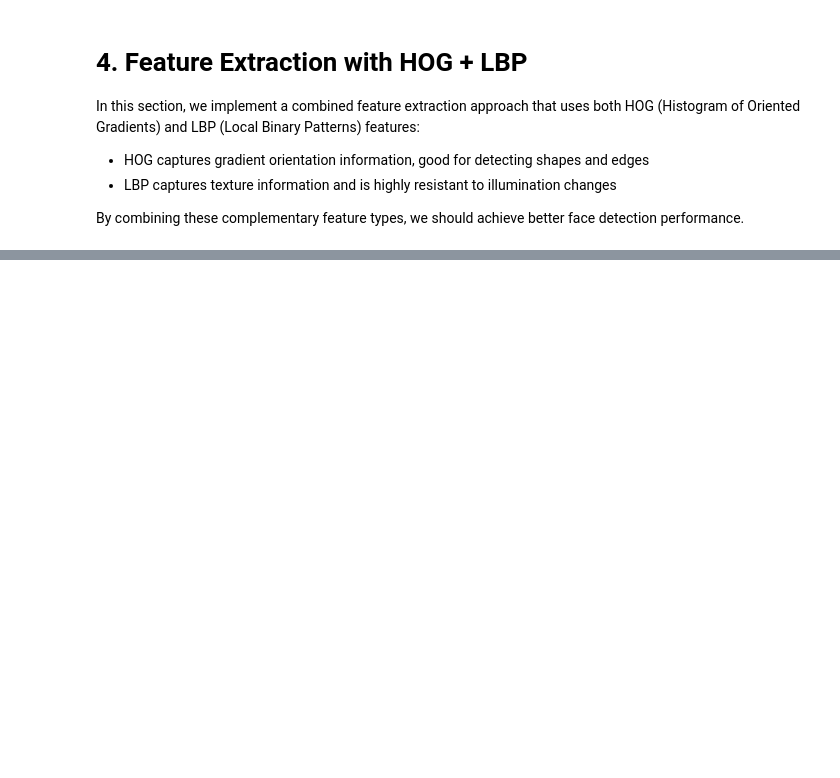
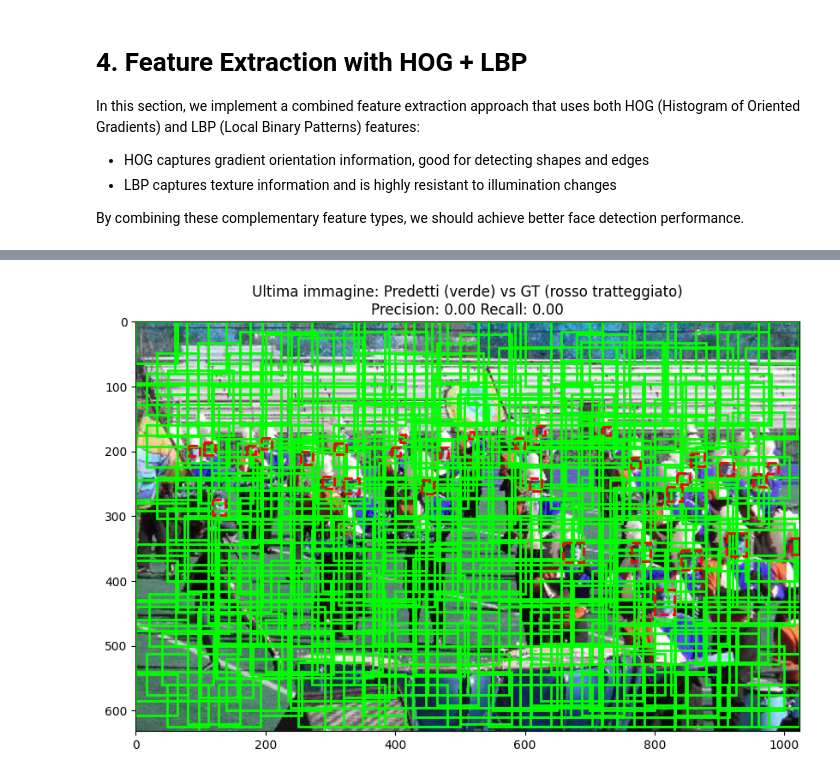
Before and after one commit to LorenzoVu/Face-detection-for-digital-camera, a Jupyter notebook: face_detection.ipynb, the cells around one changed output, grey strips where cells are left out. Cells and saved outputs as stored; diff of their text form; code cells hidden in the pictures; blank space fills up the shorter version.

```diff
--- a/face_detection.ipynb
+++ b/face_detection.ipynb
@@ -1140,0 +790,15 @@ Evaluating SVM (linear) with default parameters...
+# %%
+# Dopo la cella dove hai best_models (subito dopo la selezione e stampa dei risultati)
+
+# Seleziona il modello migliore da best_models (cella 11)
+# Assumiamo che il primo elemento sia quello col miglior F1-score
+best_model_name = best_models[0]['model_name']
+
+if best_model_name == 'Random Forest':
+    best_clf = rf_search.best_estimator_
+elif best_model_name == 'Gradient Boosting':
+    best_clf = gb_search.best_estimator_
+else:
+    raise ValueError(f"Modello migliore non riconosciuto: {best_model_name}")
+
+print(f"Modello selezionato per la detection: {best_model_name}")
@@ -1140,0 +939,84 @@ Evaluating SVM (linear) with default parameters...
+# %%
+# --- Valutazione quantitativa su batch di immagini del validation set: Precision, Recall, F1, IoU ---
+
+import numpy as np
+import matplotlib.pyplot as plt
+from matplotlib.patches import Rectangle
+import cv2
+
+def compute_iou(boxA, boxB):
+    """Compute Intersection over Union (IoU) between two boxes [x, y, w, h]."""
+    xA = max(boxA[0], boxB[0])
+    yA = max(boxA[1], boxB[1])
+    xB = min(boxA[0]+boxA[2], boxB[0]+boxB[2])
+    yB = min(boxA[1]+boxA[3], boxB[1]+boxB[3])
+    interW = max(0, xB - xA)
+    interH = max(0, yB - yA)
+    interArea = interW * interH
+    boxAArea = boxA[2] * boxA[3]
+    boxBArea = boxB[2] * boxB[3]
+    iou = interArea / float(boxAArea + boxBArea - interArea + 1e-6)
+    return iou
+
+def match_boxes(pred_boxes, gt_boxes, iou_threshold=0.5):
+    """Match predicted boxes to ground truth boxes using IoU."""
+    matched_pred = set()
+    matched_gt = set()
+    for i, gt in enumerate(gt_boxes):
+        for j, pred in enumerate(pred_boxes):
+            if j in matched_pred:
+                continue
+            iou = compute_iou(pred[:4], gt)
+            if iou >= iou_threshold:
+                matched_pred.add(j)
+                matched_gt.add(i)
+                break
+    TP = len(matched_gt)
+    FP = len(pred_boxes) - TP
+    FN = len(gt_boxes) - TP
+    return TP, FP, FN
+
+# Valutazione su batch di immagini del validation set
+num_images = 20  # Puoi aumentare per una valutazione più robusta
+all_TP, all_FP, all_FN = 0, 0, 0
+precisions, recalls, f1s = [], [], []
+
+for idx in range(num_images):
+    image = ds_val.images[idx].numpy()
+    gt_boxes = ds_val.boxes[idx].numpy().astype(int)
+    image_rgb = cv2.cvtColor(image, cv2.COLOR_BGR2RGB)
+    pred_boxes = predict_faces(image_rgb, best_clf, pca, window_size=(64,64), step_size=16, threshold=0.5, nms_thresh=0.3)
+    TP, FP, FN = match_boxes(pred_boxes, gt_boxes, iou_threshold=0.5)
+    all_TP += TP
+    all_FP += FP
+    all_FN += FN
+    precision = TP / (TP + FP + 1e-6)
+    recall = TP / (TP + FN + 1e-6)
+    f1 = 2 * precision * recall / (precision + recall + 1e-6)
+    precisions.append(precision)
+    recalls.append(recall)
+    f1s.append(f1)
+
+# Metriche aggregate
+mean_precision = np.mean(precisions)
+mean_recall = np.mean(recalls)
+mean_f1 = np.mean(f1s)
+
+print(f"Valutazione su {num_images} immagini del validation set:")
+print(f"Precision media: {mean_precision:.3f}")
+print(f"Recall media: {mean_recall:.3f}")
+print(f"F1-score medio: {mean_f1:.3f}")
+print(f"Totale TP: {all_TP}, FP: {all_FP}, FN: {all_FN}")
+
+# Visualizza l'ultima immagine valutata con predizioni e ground truth
+plt.figure(figsize=(10, 8))
+plt.imshow(image_rgb)
+ax = plt.gca()
+for (x, y, w, h, score) in pred_boxes:
+    rect = Rectangle((x, y), w, h, fill=False, edgecolor='lime', linewidth=2)
+    ax.add_patch(rect)
+for (x, y, w, h) in gt_boxes:
+    rect = Rectangle((x, y), w, h, fill=False, edgecolor='red', linewidth=2, linestyle='--')
+    ax.add_patch(rect)
+plt.title(f"Ultima immagine: Predetti (verde) vs GT (rosso tratteggiato)\nPrecision: {precision:.2f} Recall: {recall:.2f}")
+# %% [output]
@@ -1140,0 +1029 @@ Evaluating SVM (linear) with default parameters...
+[figure, added]
```
Also changed, not shown: parts of 17 cells of this notebook, 7 other files.
